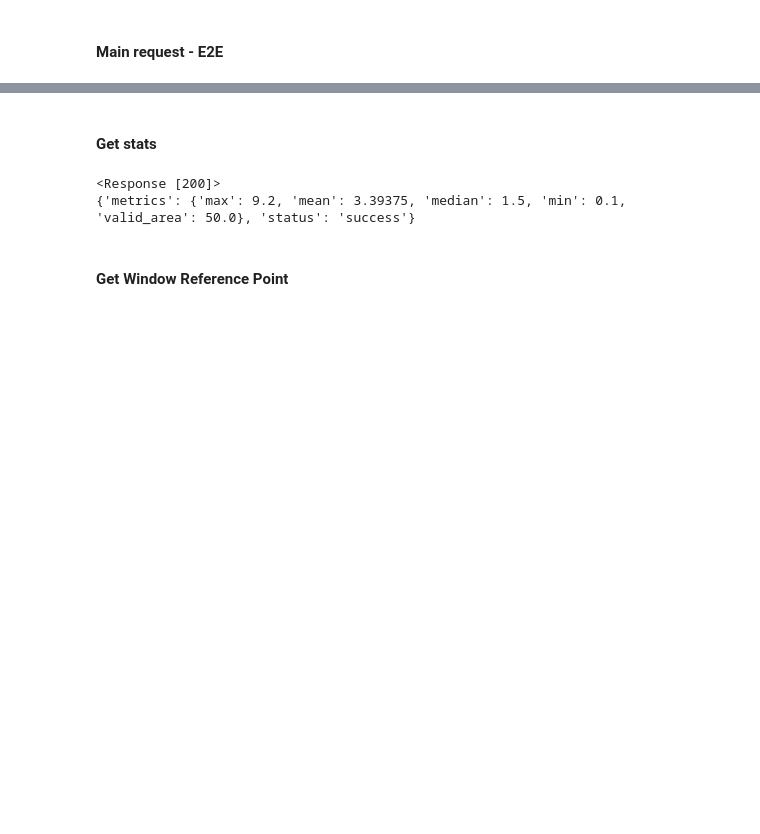
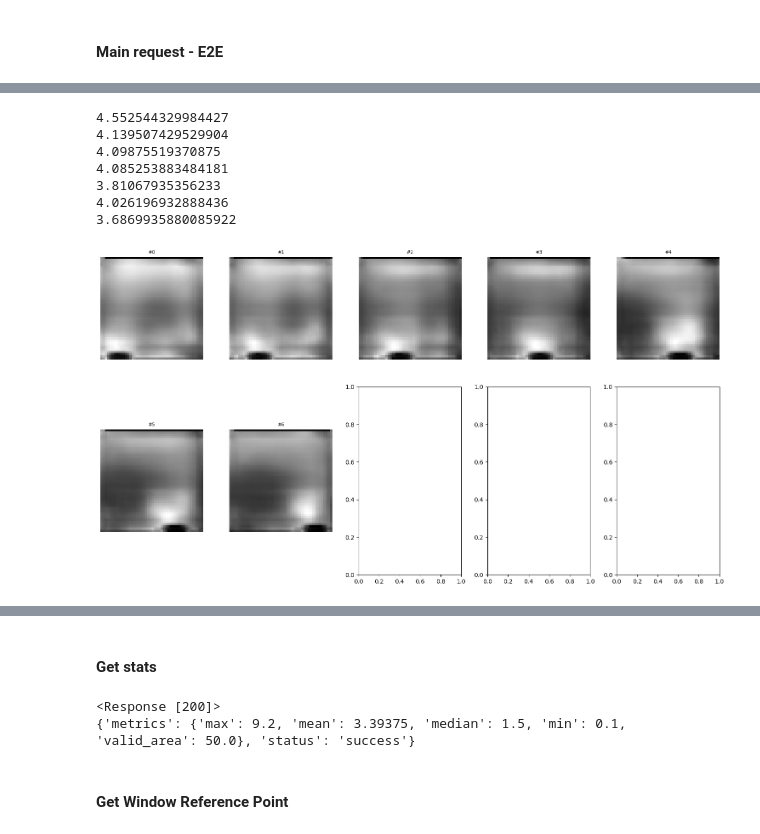
Before and after one commit to upskiller-xyz/server_lux, a Jupyter notebook: example/demo.ipynb, the cells around one changed output, grey strips where cells are left out. Saved outputs shown, nothing was run; the diff lists cells and outputs as text; code cells hidden in the pictures; blank space fills up the shorter version.

```diff
--- a/example/demo.ipynb
+++ b/example/demo.ipynb
@@ -120,0 +153,2 @@ with open("../assets/sample2/window_4952383_request.json", "r") as f:
+# %%
+r["parameters"]["floor_height_above_terrain"] = 0.1
@@ -121,3 +171,5 @@ with open("../assets/sample2/window_4952383_request.json", "r") as f:
+# %%
+r["parameters"]["windows"]["window_390883"]["z1"] = 1
 # %%
 API_TOKEN = ""
 # Prepare headers with authorization if API_TOKEN is set
@@ -199,0 +312,34 @@ plt.imshow(np.array(img))
+# %%
+images = [r for r in results]
+# %%
+# Plot results in a 3x5 grid
+fig, axes = plt.subplots(2, 5, figsize=(15, 9))
+axes = axes.flatten()
+n_plots = min(len(images), 10)
+
+for i in range(n_plots):
+    ax = axes[i]
+    if i < n_plots:
+        img = np.array(images[i])
+        print(np.mean(img))
+        # Handle possible alpha channel
+        if img.ndim == 3 and img.shape[2] == 4:
+            img = img[:, :, :3]
+        cmap = 'gray' if img.ndim == 2 else None
+        ax.imshow(img, cmap=cmap)
+        ax.set_title(f"#{i}", fontsize=8)
+        ax.axis('off')
+    else:
+        ax.axis('off')
+
+plt.tight_layout()
+plt.show()
+# %% [output]
+4.552544329984427
+4.139507429529904
+4.09875519370875
+4.085253883484181
+3.81067935356233
+4.026196932888436
+3.6869935880085922
+[figure, added]
```
Also changed, not shown: parts of 26 cells of this notebook.
